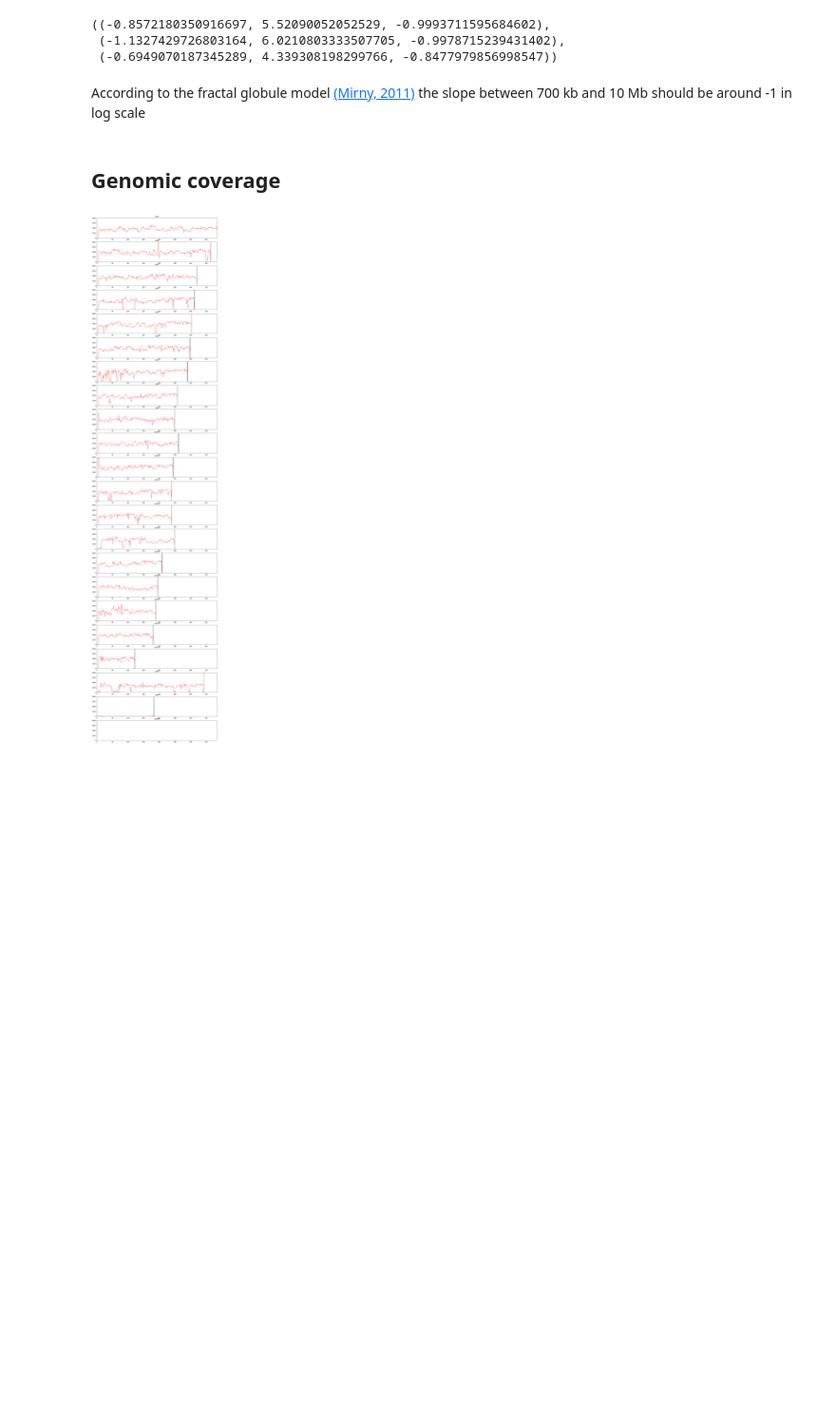
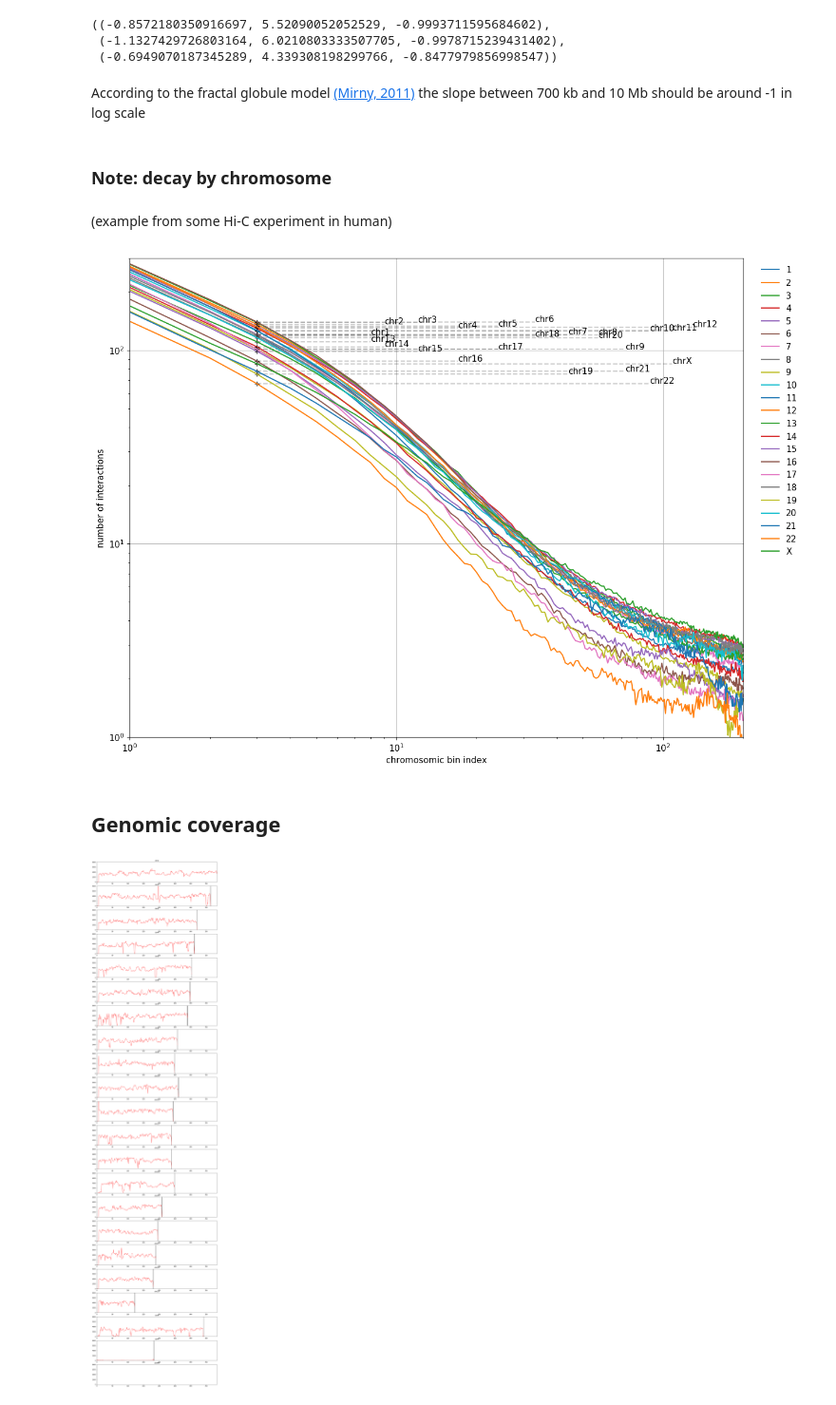
Before and after one commit to 3DGenomes/3DAROC, a Jupyter notebook: Notebooks/02-Parsing mapped reads.ipynb, the cells around one changed output. Shown at 95% size. Cells and saved outputs as stored; diff of their text form; code cells hidden in the pictures; blank space fills up the shorter version.

```diff
--- a/Notebooks/02-Parsing mapped reads.ipynb
+++ b/Notebooks/02-Parsing mapped reads.ipynb
@@ -248,6 +248,15 @@ plot_distance_vs_interactions(reads, resolution=100000, max_diff=1000, show=True
  (-0.6949070187345289, 4.339308198299766, -0.8477979856998547))
 # %% [markdown]
 According to the fractal globule model <a name="ref-1"/>[(Mirny, 2011)](#cite-Mirny2011) the slope between 700 kb and 10 Mb should be around -1 in log scale
+# %% [markdown]
+### Note: decay by chromosome
+# %% [markdown]
+(example from some Hi-C experiment in human)
+# %%
+from IPython.display import Image
+Image(filename='images/decay_by_chromosomes.png')
+# %% [output]
+[figure, added]
 # %% [markdown]
 ## Genomic coverage
 # %%
```
Also changed, not shown: 3 other files.
